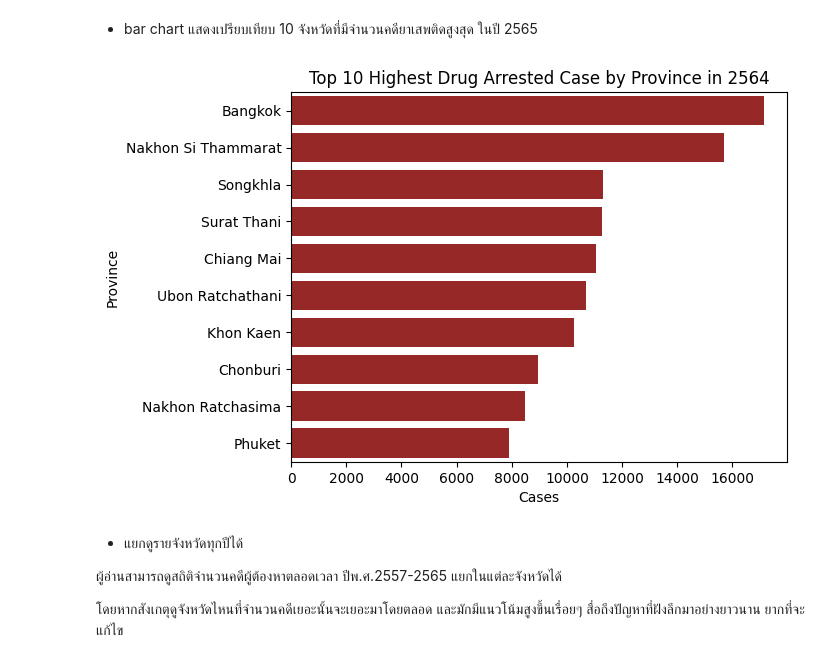
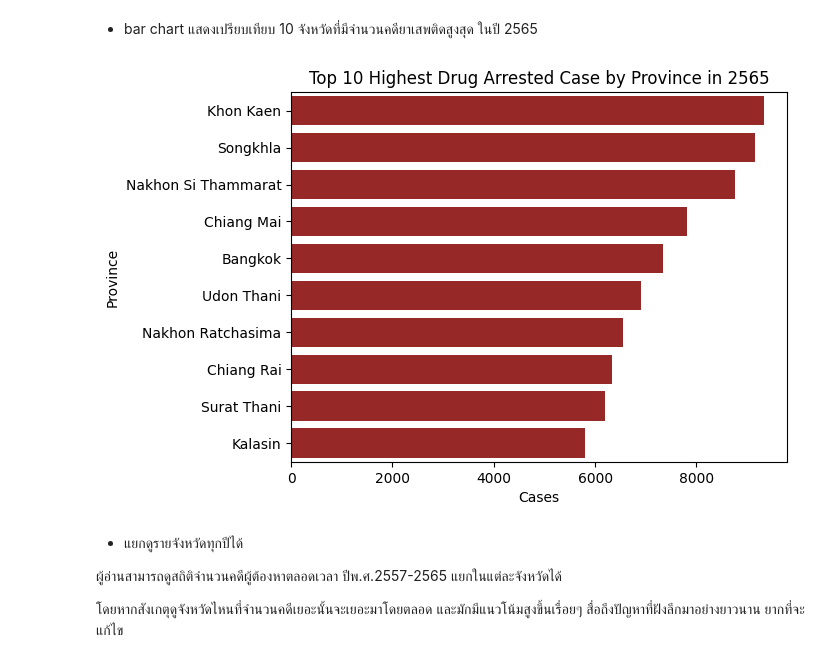
Before and after one commit to punnnnnnnnn/assignments2, a Jupyter notebook: assignment2.ipynb, the cells around one changed output. Cells and saved outputs as stored; diff of their text form; code cells hidden in the pictures.

```diff
--- a/assignment2.ipynb
+++ b/assignment2.ipynb
@@ -59,26 +59,26 @@ df = pd.merge(df, df_prov_th_en, on='PROV_NAME', how='left').copy()
 # %% [markdown]
 - bar chart แสดงเปรียบเทียบ 10 จังหวัดที่มีจำนวนคดียาเสพติดสูงสุด ในปี 2565
 # %%
-YEAR = "2564"
+YEAR = "2565"
 df_cases = df[['budgetYear', 'PROV_NAME', 'arrestAll_case', 'arrestAll_per', 'prov_en',]][df["budgetYear"] == YEAR].copy()
 df_cases.sort_values("arrestAll_case", ascending = False, inplace = True)
 
 df_top_x = df_cases[:10]
 
 sns.barplot(
     data = df_top_x,
     x = "arrestAll_case",
     y = "prov_en",
     palette = ["#a91616" for _ in range(len(df_top_x))], # just to eliminate the warning
     hue = "prov_en", # just to eliminate the warning
 )
 
 plt.xlabel("Cases")
 plt.ylabel("Province")
 plt.title(f"Top 10 Highest Drug Arrested Case by Province in {YEAR}")
 plt.show()
 # %% [output]
-[figure, old version]
+[figure, new version]
 # %% [markdown]
 - แยกดูรายจังหวัดทุกปีได้
 
```
